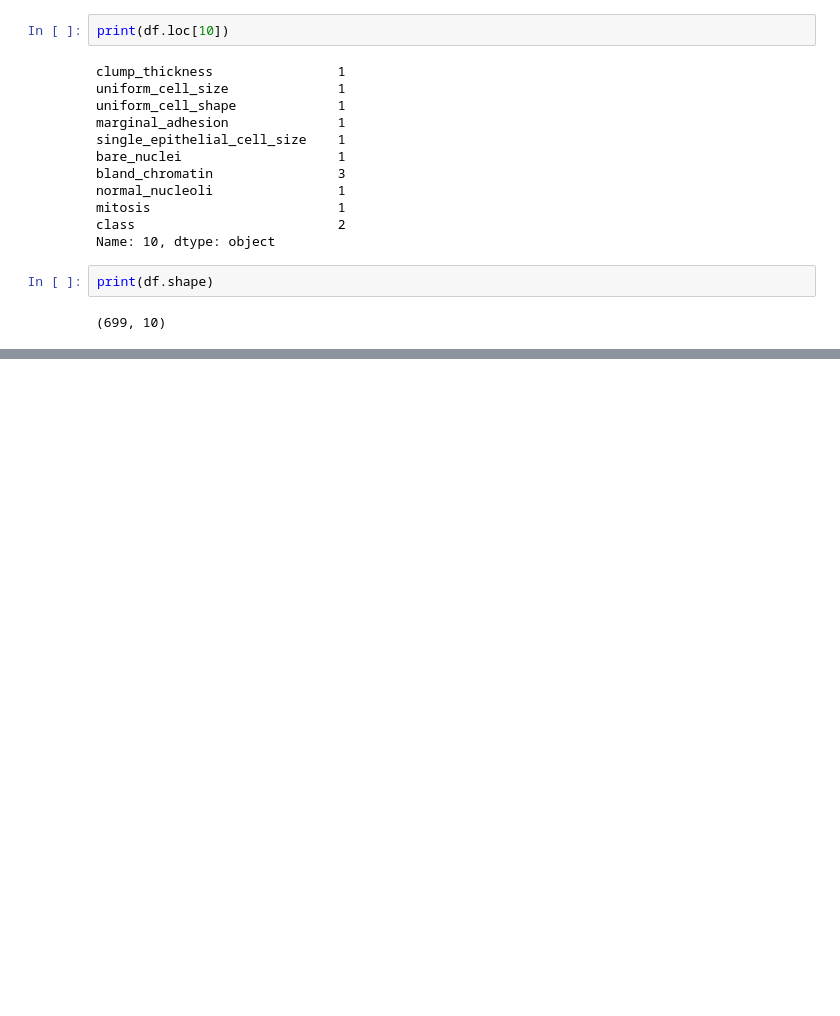
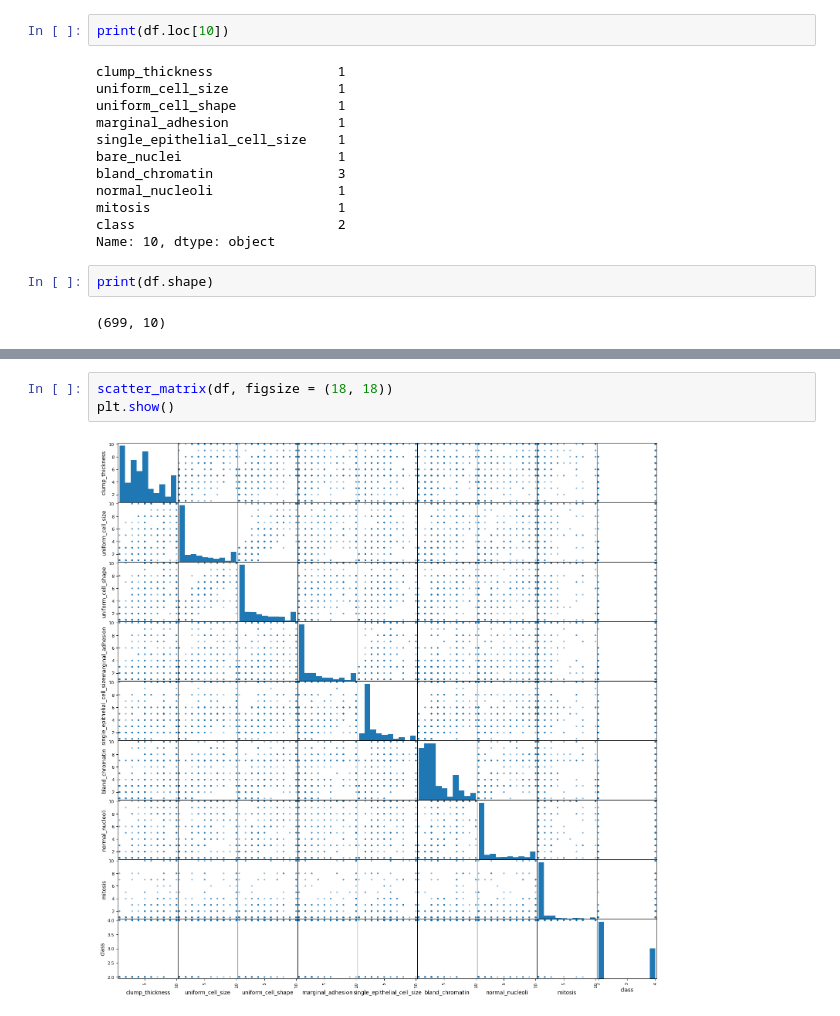
Before and after one commit to boseung2/machine-learning, a Jupyter notebook: healthcare-analytics/01.ipynb, the cells around one changed output, grey strips where cells are left out. Saved outputs shown, nothing was run; the diff lists cells and outputs as text; blank space fills up the shorter version.

```diff
--- a/healthcare-analytics/01.ipynb
+++ b/healthcare-analytics/01.ipynb
@@ -88,0 +116,5 @@ print(df.shape)
+# %%
+scatter_matrix(df, figsize = (18, 18))
+plt.show()
+# %% [output]
+[figure, added]
```
Also changed, not shown: parts of 12 cells of this notebook.
